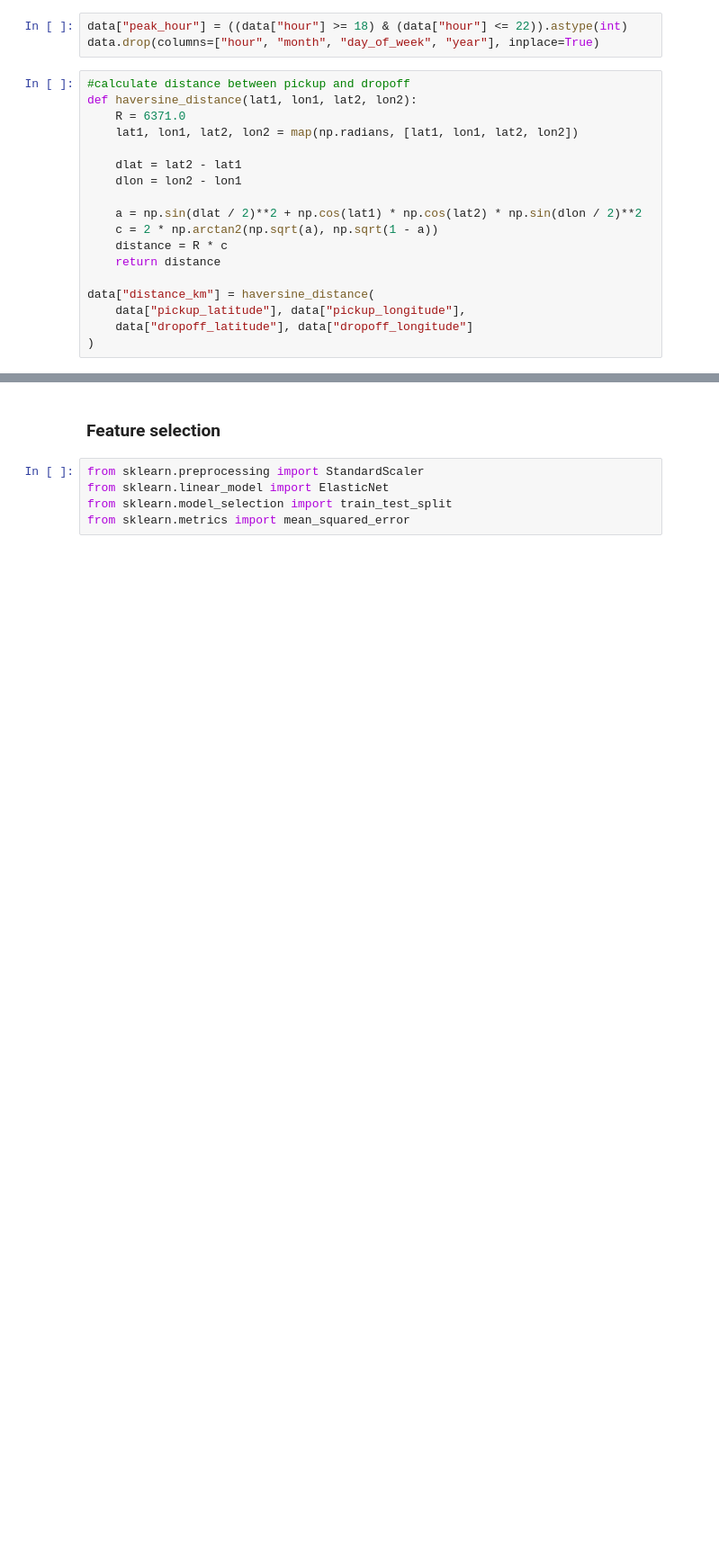
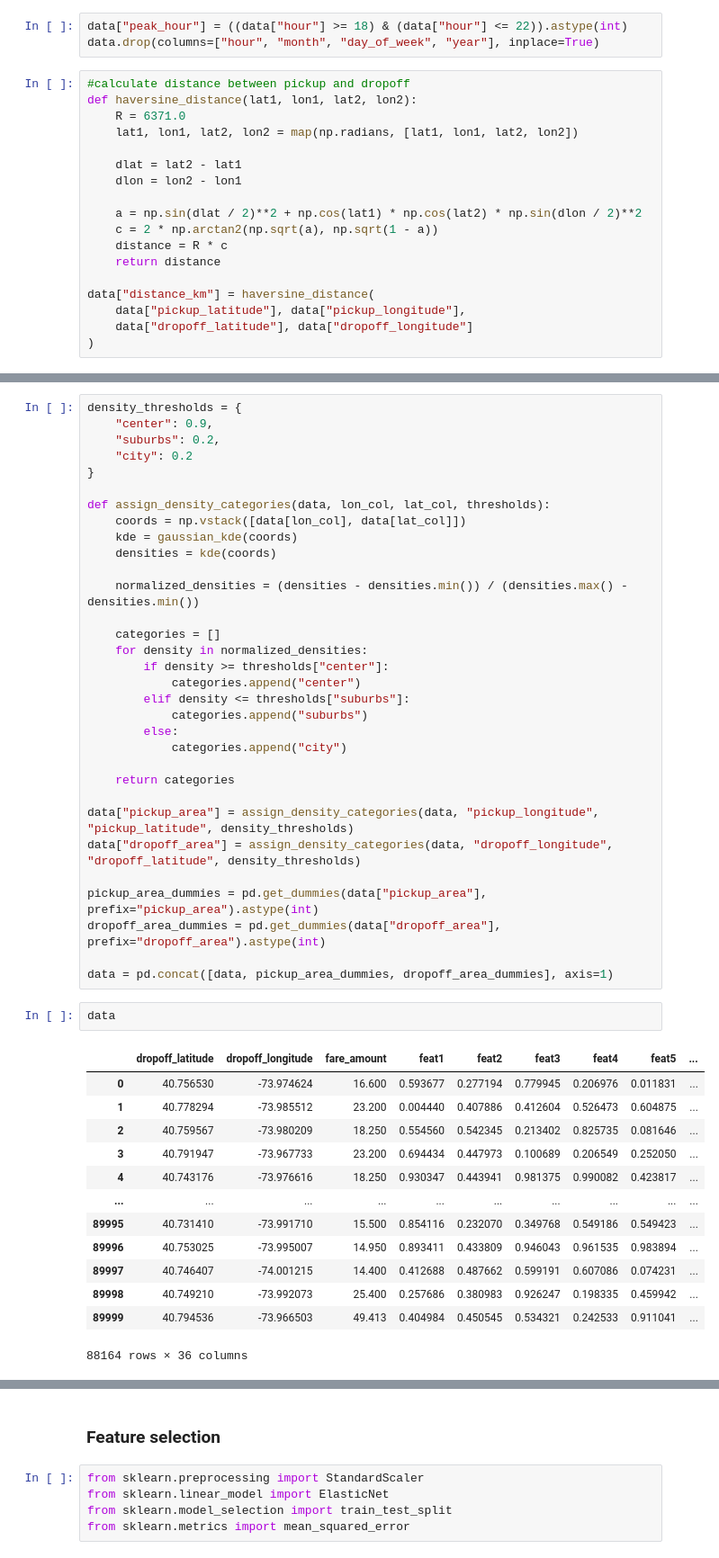
Before and after one commit to kasztelmacko/ml2_fare_price, a Jupyter notebook: eda.ipynb, the cells around one changed output, grey strips where cells are left out. Shown at 90% size. Drawn from its saved outputs; the diff is of its cells as text; blank space fills up the shorter version.

```diff
--- a/eda.ipynb
+++ b/eda.ipynb
@@ -154,3 +216,51 @@ data["distance_km"] = haversine_distance(
+# %%
+density_thresholds = {
+    "center": 0.9,
+    "suburbs": 0.2,
+    "city": 0.2
+}
+
+def assign_density_categories(data, lon_col, lat_col, thresholds):
+    coords = np.vstack([data[lon_col], data[lat_col]])
+    kde = gaussian_kde(coords)
+    densities = kde(coords)
+
+    normalized_densities = (densities - densities.min()) / (densities.max() - densities.min())
+
+    categories = []
+    for density in normalized_densities:
+        if density >= thresholds["center"]:
+            categories.append("center")
+        elif density <= thresholds["suburbs"]:
+            categories.append("suburbs")
+        else:
+            categories.append("city")
+
+    return categories
+
+data["pickup_area"] = assign_density_categories(data, "pickup_longitude", "pickup_latitude", density_thresholds)
+data["dropoff_area"] = assign_density_categories(data, "dropoff_longitude", "dropoff_latitude", density_thresholds)
+
+pickup_area_dummies = pd.get_dummies(data["pickup_area"], prefix="pickup_area").astype(int)
+dropoff_area_dummies = pd.get_dummies(data["dropoff_area"], prefix="dropoff_area").astype(int)
+
+data = pd.concat([data, pickup_area_dummies, dropoff_area_dummies], axis=1)
+# %%
+data
+# %% [output]
+|  | dropoff_latitude | dropoff_longitude | fare_amount | feat1 | feat2 | feat3 | feat4 | feat5 | ... |
+| 0 | 40.756530 | -73.974624 | 16.600 | 0.593677 | 0.277194 | 0.779945 | 0.206976 | 0.011831 | ... |
+| 1 | 40.778294 | -73.985512 | 23.200 | 0.004440 | 0.407886 | 0.412604 | 0.526473 | 0.604875 | ... |
+| 2 | 40.759567 | -73.980209 | 18.250 | 0.554560 | 0.542345 | 0.213402 | 0.825735 | 0.081646 | ... |
+| 3 | 40.791947 | -73.967733 | 23.200 | 0.694434 | 0.447973 | 0.100689 | 0.206549 | 0.252050 | ... |
+| 4 | 40.743176 | -73.976616 | 18.250 | 0.930347 | 0.443941 | 0.981375 | 0.990082 | 0.423817 | ... |
+| ... | ... | ... | ... | ... | ... | ... | ... | ... | ... |
+| 89995 | 40.731410 | -73.991710 | 15.500 | 0.854116 | 0.232070 | 0.349768 | 0.549186 | 0.549423 | ... |
+| 89996 | 40.753025 | -73.995007 | 14.950 | 0.893411 | 0.433809 | 0.946043 | 0.961535 | 0.983894 | ... |
+| 89997 | 40.746407 | -74.001215 | 14.400 | 0.412688 | 0.487662 | 0.599191 | 0.607086 | 0.074231 | ... |
+| 89998 | 40.749210 | -73.992073 | 25.400 | 0.257686 | 0.380983 | 0.926247 | 0.198335 | 0.459942 | ... |
+| 89999 | 40.794536 | -73.966503 | 49.413 | 0.404984 | 0.450545 | 0.534321 | 0.242533 | 0.911041 | ... |
+88164 rows × 36 columns
 # %%
 data.rename(columns={"Price": "oil_price"}, inplace=True)
 
```
Also changed, not shown: parts of 6 cells of this notebook.
